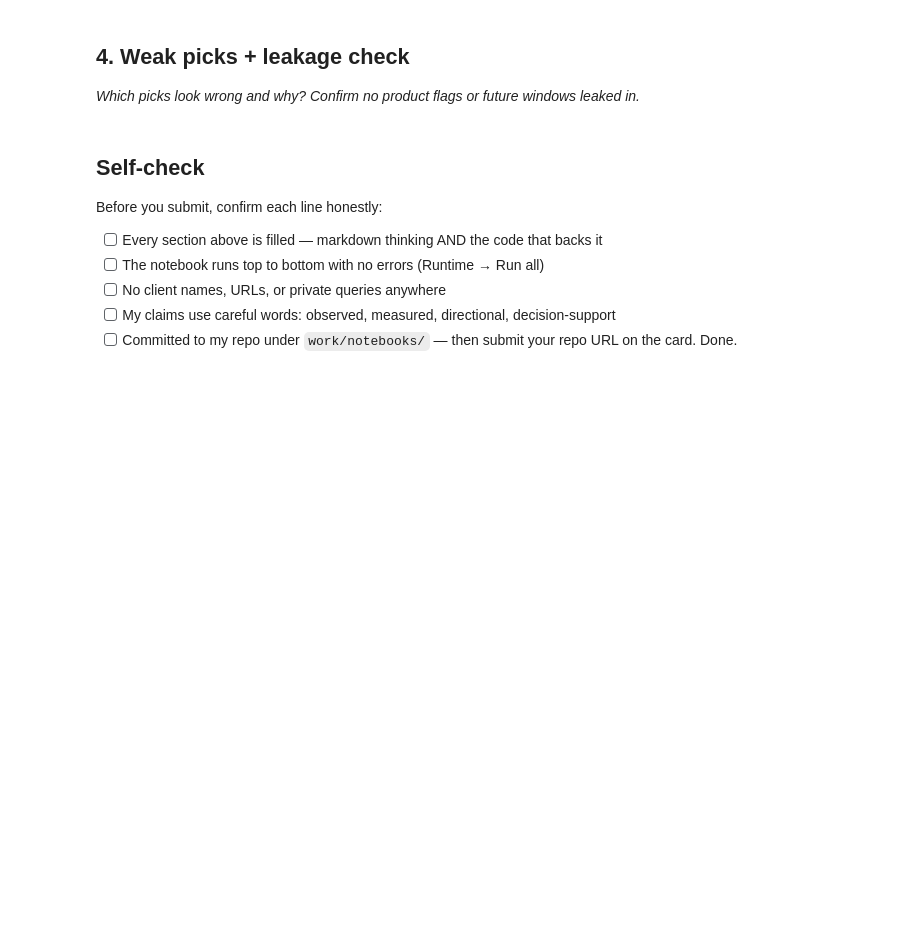
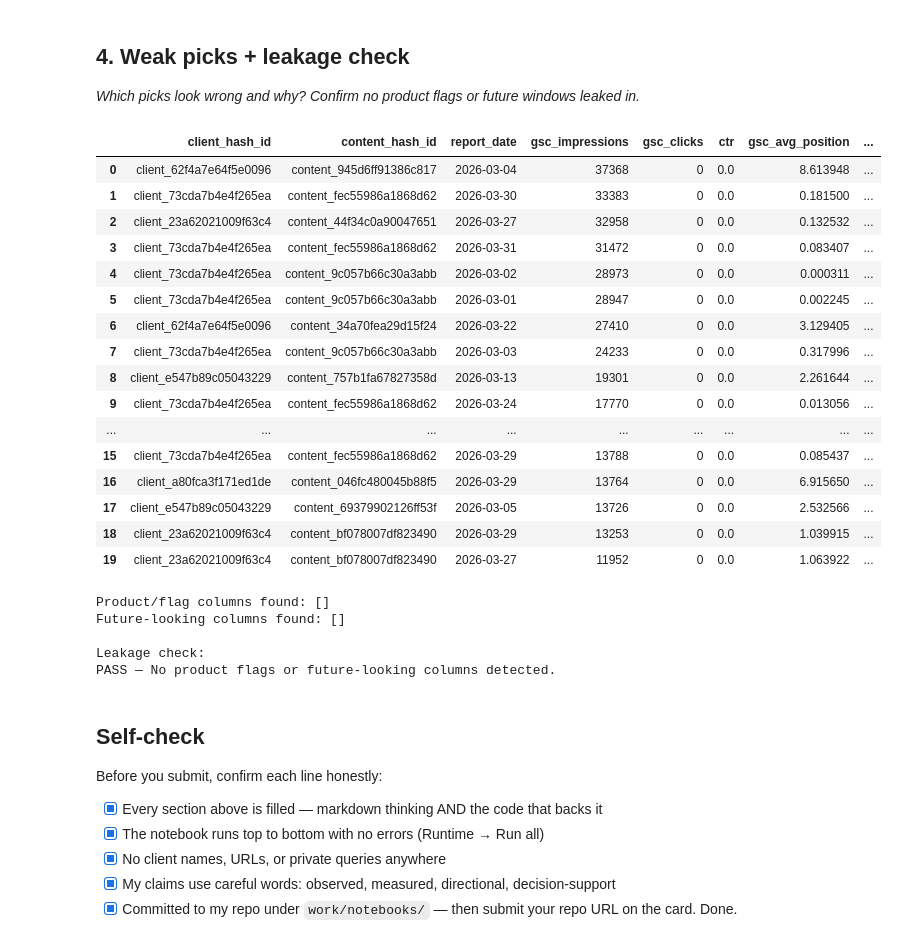
Before and after one commit to bushrahaji412-lab/MY_ML_INTERNSHIP, a Jupyter notebook: work/notebooks/w04_baseline_score.ipynb, the cells around one changed output. Drawn from its saved outputs; the diff is of its cells as text; code cells hidden in the pictures; blank space fills up the shorter version.

```diff
--- a/work/notebooks/w04_baseline_score.ipynb
+++ b/work/notebooks/w04_baseline_score.ipynb
@@ -34,13 +343,82 @@ This skeleton is yours to fill. Work the sections **in order** — each one has
 # %%
 # This cell is for CODE (numbers, a query, a check).
 # Write your text answer in the cell ABOVE this one — typing sentences here breaks Run All.
+# %%
+# =========================
+# SECTION 4 — WEAK PICKS + LEAKAGE CHECK
+# =========================
+
+# Check the weakest-looking picks in the top 20
+weak_picks = top20_review[
+    (top20_review["gsc_impressions"] > 0) &
+    (top20_review["gsc_clicks"] == 0)
+].copy()
+
+display(weak_picks[
+    [
+        "client_hash_id",
+        "content_hash_id",
+        "report_date",
+        "gsc_impressions",
+        "gsc_clicks",
+        "ctr",
+        "gsc_avg_position",
+        "baseline_score",
+        "action",
+        "reason_code"
+    ]
+])
+
+# Leakage check
+# Confirm that no product flags or future-looking windows are being used.
+product_flag_columns = [
+    col for col in df_w04.columns
+    if "product" in col.lower() or "flag" in col.lower()
+]
+
+future_columns = [
+    col for col in df_w04.columns
+    if any(word in col.lower() for word in ["future", "next", "lead", "conversion"])
+]
+
+print("Product/flag columns found:", product_flag_columns)
+print("Future-looking columns found:", future_columns)
+
+print("\nLeakage check:")
+if len(product_flag_columns) == 0 and len(future_columns) == 0:
+    print("PASS — No product flags or future-looking columns detected.")
+else:
+    print("REVIEW — Check the columns listed above before finalizing.")
+# %% [output]
+|  | client_hash_id | content_hash_id | report_date | gsc_impressions | gsc_clicks | ctr | gsc_avg_position | ... |
+| 0 | client_62f4a7e64f5e0096 | content_945d6ff91386c817 | 2026-03-04 | 37368 | 0 | 0.0 | 8.613948 | ... |
+| 1 | client_73cda7b4e4f265ea | content_fec55986a1868d62 | 2026-03-30 | 33383 | 0 | 0.0 | 0.181500 | ... |
+| 2 | client_23a62021009f63c4 | content_44f34c0a90047651 | 2026-03-27 | 32958 | 0 | 0.0 | 0.132532 | ... |
+| 3 | client_73cda7b4e4f265ea | content_fec55986a1868d62 | 2026-03-31 | 31472 | 0 | 0.0 | 0.083407 | ... |
+| 4 | client_73cda7b4e4f265ea | content_9c057b66c30a3abb | 2026-03-02 | 28973 | 0 | 0.0 | 0.000311 | ... |
+| 5 | client_73cda7b4e4f265ea | content_9c057b66c30a3abb | 2026-03-01 | 28947 | 0 | 0.0 | 0.002245 | ... |
+| 6 | client_62f4a7e64f5e0096 | content_34a70fea29d15f24 | 2026-03-22 | 27410 | 0 | 0.0 | 3.129405 | ... |
+| 7 | client_73cda7b4e4f265ea | content_9c057b66c30a3abb | 2026-03-03 | 24233 | 0 | 0.0 | 0.317996 | ... |
+| 8 | client_e547b89c05043229 | content_757b1fa67827358d | 2026-03-13 | 19301 | 0 | 0.0 | 2.261644 | ... |
+| 9 | client_73cda7b4e4f265ea | content_fec55986a1868d62 | 2026-03-24 | 17770 | 0 | 0.0 | 0.013056 | ... |
+| ... | ... | ... | ... | ... | ... | ... | ... | ... |
+| 15 | client_73cda7b4e4f265ea | content_fec55986a1868d62 | 2026-03-29 | 13788 | 0 | 0.0 | 0.085437 | ... |
+| 16 | client_a80fca3f171ed1de | content_046fc480045b88f5 | 2026-03-29 | 13764 | 0 | 0.0 | 6.915650 | ... |
+| 17 | client_e547b89c05043229 | content_69379902126ff53f | 2026-03-05 | 13726 | 0 | 0.0 | 2.532566 | ... |
+| 18 | client_23a62021009f63c4 | content_bf078007df823490 | 2026-03-29 | 13253 | 0 | 0.0 | 1.039915 | ... |
+| 19 | client_23a62021009f63c4 | content_bf078007df823490 | 2026-03-27 | 11952 | 0 | 0.0 | 1.063922 | ... |
+Product/flag columns found: []
+Future-looking columns found: []
+
+Leakage check:
+PASS — No product flags or future-looking columns detected.
 # %% [markdown]
 ## Self-check
 
 Before you submit, confirm each line honestly:
 
-- [ ] Every section above is filled — markdown thinking AND the code that backs it
-- [ ] The notebook runs top to bottom with no errors (Runtime → Run all)
-- [ ] No client names, URLs, or private queries anywhere
-- [ ] My claims use careful words: observed, measured, directional, decision-support
-- [ ] Committed to my repo under `work/notebooks/` — then submit your repo URL on the card. Done.
+- [x] Every section above is filled — markdown thinking AND the code that backs it
+- [x] The notebook runs top to bottom with no errors (Runtime → Run all)
+- [x] No client names, URLs, or private queries anywhere
+- [x] My claims use careful words: observed, measured, directional, decision-support
+- [x] Committed to my repo under `work/notebooks/` — then submit your repo URL on the card. Done.
```
Also changed, not shown: parts of 12 cells of this notebook.
